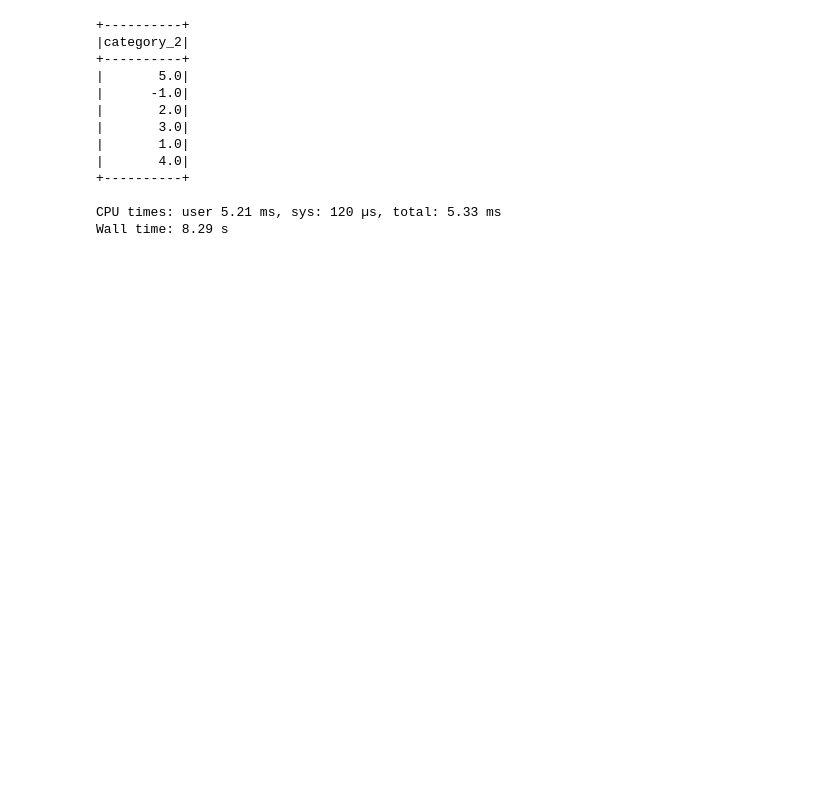
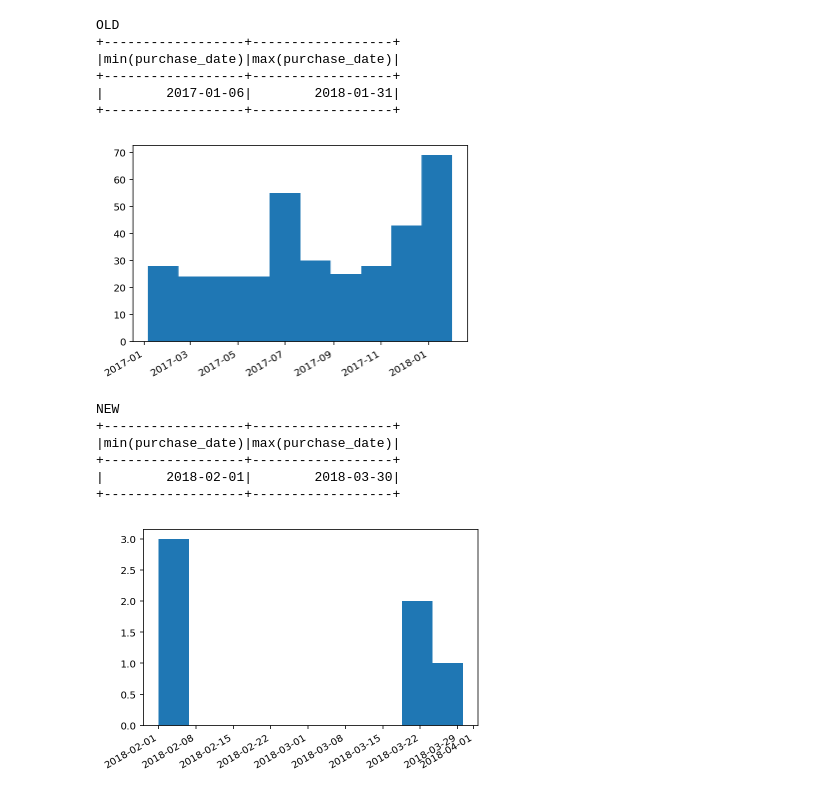
Before and after one commit to GarrisonD/elo-competition, a Jupyter notebook: PySpark Examples.ipynb, the cells around one changed output. Drawn from its saved outputs; the diff is of its cells as text; code cells hidden in the pictures; blank space fills up the shorter version.

```diff
--- a/PySpark Examples.ipynb
+++ b/PySpark Examples.ipynb
@@ -61,20 +31,37 @@ Wall time: 40.7 s
-# %%
-%%time
-
-feature = "category_2"
-
-df.select(feature).distinct().show()
-# %% [output]
-+----------+
-|category_2|
-+----------+
-|       5.0|
-|      -1.0|
-|       2.0|
-|       3.0|
-|       1.0|
-|       4.0|
-+----------+
-
-CPU times: user 5.21 ms, sys: 120 µs, total: 5.33 ms
-Wall time: 8.29 s
+# %%
+%%time
+
+for transactions_clazz, transactions_df in transactions_dfs.items():
+    transactions_df = transactions_df.where(transactions_df.card_id == "C_ID_3d0044924f")
+    transactions_df = transactions_df.withColumn("purchase_date", col("purchase_date").cast("date"))
+
+    print(transactions_clazz.upper())
+
+    transactions_df.select(
+        min("purchase_date"),
+        max("purchase_date"),
+    ).show()
+
+    purchase_dates = transactions_df.select("purchase_date").collect()
+    purchase_dates = list(map(lambda x: x.purchase_date, purchase_dates))
+    purchase_dates = pd.to_datetime(purchase_dates)
+
+    fig = plt.figure()
+    plt.hist(purchase_dates)
+    fig.autofmt_xdate()
+    plt.show()
+# %% [output]
+OLD
++------------------+------------------+
+|min(purchase_date)|max(purchase_date)|
++------------------+------------------+
+|        2017-01-06|        2018-01-31|
++------------------+------------------+
+[figure, added]
+NEW
++------------------+------------------+
+|min(purchase_date)|max(purchase_date)|
++------------------+------------------+
+|        2018-02-01|        2018-03-30|
++------------------+------------------+
+[figure, added]
```
Also changed, not shown: parts of 10 cells of this notebook, 21 other files.
